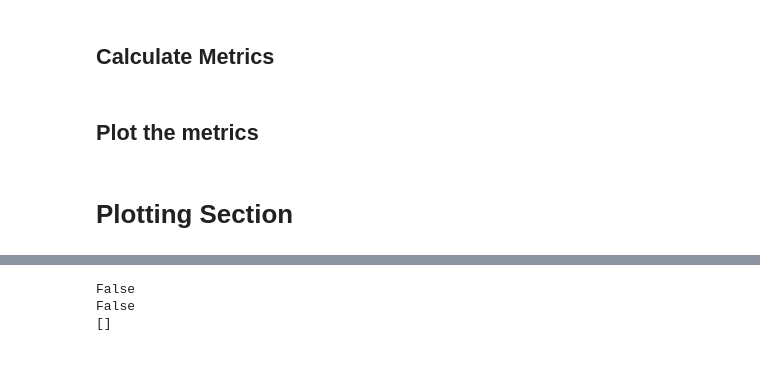
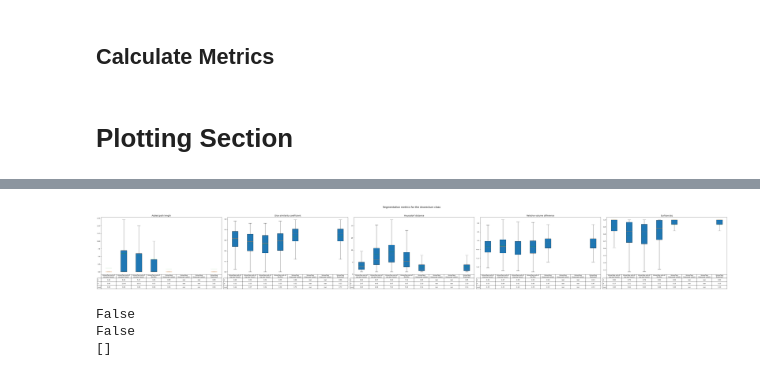
Before and after one commit to avzh1/radiotherapy, a Jupyter notebook: research/source/code/data/4_performance.ipynb, the cells around one changed output, grey strips where cells are left out. Saved outputs shown, nothing was run; the diff lists cells and outputs as text; code cells hidden in the pictures.

```diff
--- a/research/source/code/data/4_performance.ipynb
+++ b/research/source/code/data/4_performance.ipynb
@@ -190,3 +408,8 @@ def calculate_metrics(input_path_gt: str, input_path_pred: dict):
+# %%
+include_nnUNet = True
+include_TotalSegmentator = True
+include_MedSAM = True
+include_UniverSeg = True
 # %%
 def fetch_metric_for_class(class_id: int):
     """Prints a plot of the segmentations for the given class in the predefined format.
@@ -267,3 +501 @@ def fetch_metric_for_class(class_id: int):
     raise ValueError("Invalid class_id. Please choose a class between 1 and 5.")
-# %% [markdown]
-## Plot the metrics
@@ -463,21 +508,28 @@ save = False
 separate = False
 table = True
 
+include_nnUNet = False
+include_TotalSegmentator = False
+include_MedSAM = False
+include_UniverSeg = True
+
+split_axis = True
+
 for c in [
              os.environ.get('Anorectum'),
-             os.environ.get('Bladder'),
-             os.environ.get('CTVn'),
-             os.environ.get('CTVp'),
-             os.environ.get('Parametrium'),
-             os.environ.get('Uterus'),
-             os.environ.get('Vagina'),
+            #  os.environ.get('Bladder'),
+            #  os.environ.get('CTVn'),
+            #  os.environ.get('CTVp'),
+            #  os.environ.get('Parametrium'),
+            #  os.environ.get('Uterus'),
+            #  os.environ.get('Vagina'),
              ]:
     id = int(c.split('_')[0][len('Dataset'):])
     print('Fetching metrics for ', c, ' id ', id)
     # check if c has already been processed
     # if c not in metrics.keys():
     metrics[c] = fetch_metric_for_class(id)
-    plot_metrics(metrics[c], c, save=save, separate=separate, table=table, showfliers=False, separate_axis_medsam=True)
+    plot_metrics(metrics[c], c, save=save, separate=separate, table=table, showfliers=False)
 
 anorectum_metrics = None if os.environ.get('Anorectum') not in metrics.keys() else metrics[os.environ.get('Anorectum')]
 bladder_metrics = None if os.environ.get('Bladder') not in metrics.keys() else metrics[os.environ.get('Bladder')]
@@ -509,3 +562,4 @@ Fetching metrics for  Dataset001_Anorectum  id  1
+[figure, added]
 # %%
 # new = tmp[0][~np.isnan(tmp[0])]
 
```
Also changed, not shown: parts of 7 cells of this notebook, 1 other file.
